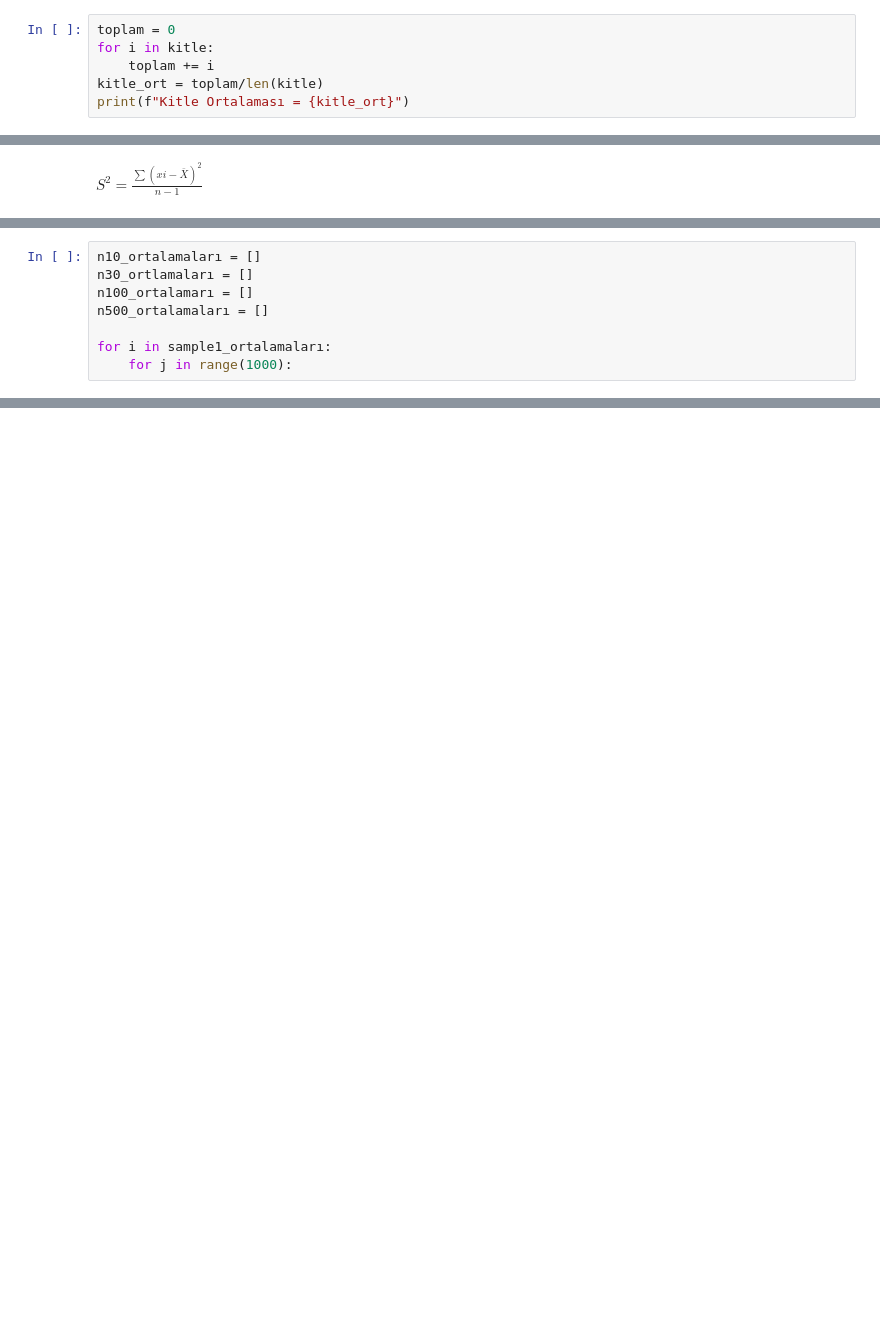
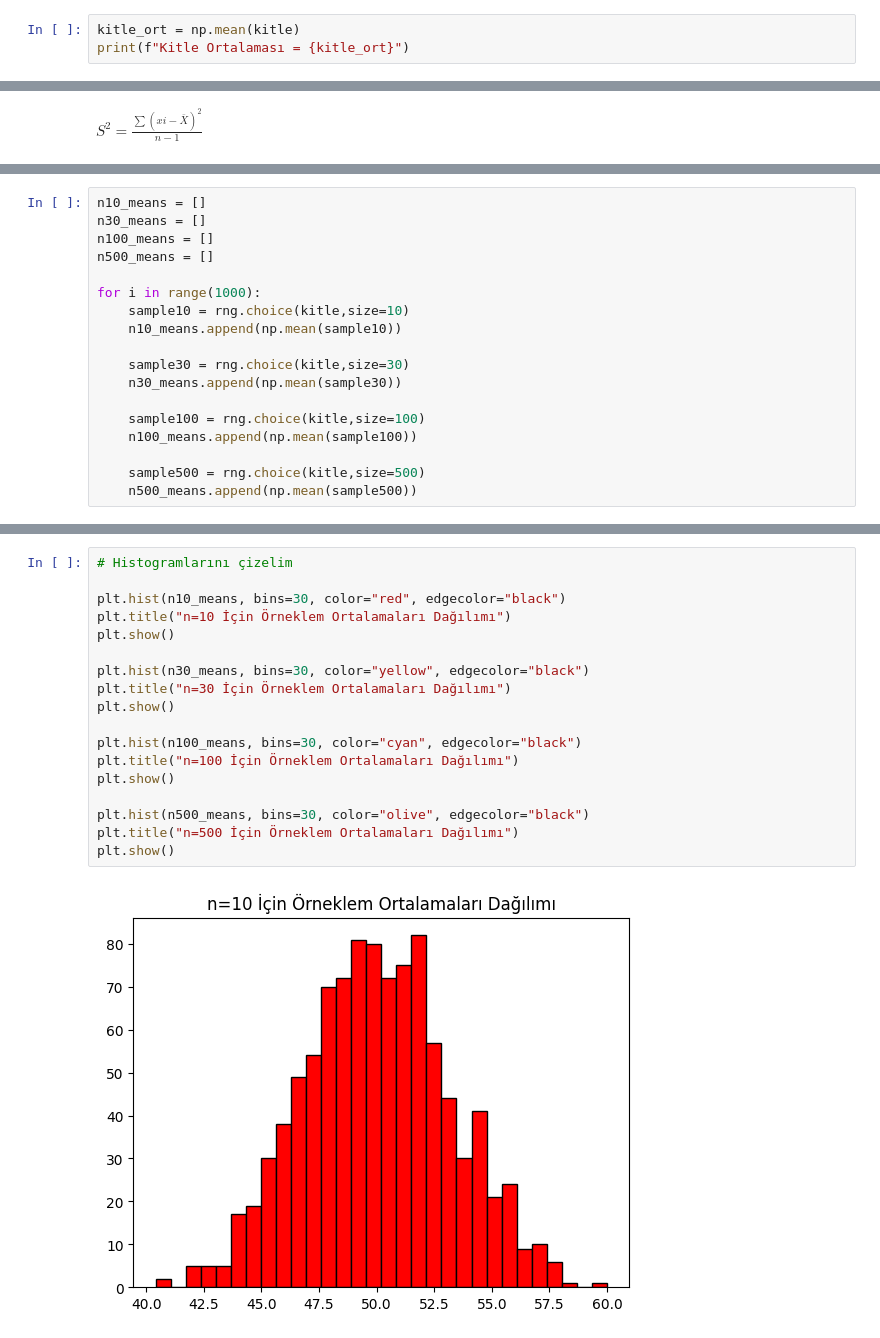
Before and after one commit to efekcss/4th-semester, a Jupyter notebook: İST266-1 Hipotez Testleri/proje_ödevi/explained_view.ipynb, the cells around one changed output, grey strips where cells are left out. Cells and saved outputs as stored; diff of their text form; blank space fills up the shorter version.

Commit message:
kuzu dostinyonun hipo proje ödevi eklendi örnek olarak bakılır gayet güzel duruyor

```diff
--- a/İST266-1 Hipotez Testleri/proje_ödevi/explained_view.ipynb
+++ b/İST266-1 Hipotez Testleri/proje_ödevi/explained_view.ipynb
@@ -54,9 +28,6 @@ print(kitle2)
 
 Oluşturduğumuz veri kümesini kitle olarak kabul edelim ve **kitle ortalaması**, **kitle varyansı** istatistiklerini hesaplayalım :
 # %%
-toplam = 0
-for i in kitle:
-    toplam += i
-kitle_ort = toplam/len(kitle)
+kitle_ort = np.mean(kitle)
 print(f"Kitle Ortalaması = {kitle_ort}")
 # %% [output]
@@ -173,8 +101,18 @@ Bu sonuçları kullanarak aşağıdaki soruları cevaplayınız:
 # %%
-n10_ortalamaları = []
-n30_ortlamaları = []
-n100_ortalamarı = []
-n500_ortalamaları = []
+n10_means = []
+n30_means = []
+n100_means = []
+n500_means = []
 
-for i in sample1_ortalamaları:
-    for j in range(1000):
+for i in range(1000):
+    sample10 = rng.choice(kitle,size=10)
+    n10_means.append(np.mean(sample10))
+
+    sample30 = rng.choice(kitle,size=30)
+    n30_means.append(np.mean(sample30))
+
+    sample100 = rng.choice(kitle,size=100)
+    n100_means.append(np.mean(sample100))
+
+    sample500 = rng.choice(kitle,size=500)
+    n500_means.append(np.mean(sample500))
@@ -191,0 +130,20 @@ karşılaştırılacaktır.
+# %%
+# Histogramlarını çizelim
+
+plt.hist(n10_means, bins=30, color="red", edgecolor="black")
+plt.title("n=10 İçin Örneklem Ortalamaları Dağılımı")
+plt.show()
+
+plt.hist(n30_means, bins=30, color="yellow", edgecolor="black")
+plt.title("n=30 İçin Örneklem Ortalamaları Dağılımı")
+plt.show()
+
+plt.hist(n100_means, bins=30, color="cyan", edgecolor="black")
+plt.title("n=100 İçin Örneklem Ortalamaları Dağılımı")
+plt.show()
+
+plt.hist(n500_means, bins=30, color="olive", edgecolor="black")
+plt.title("n=500 İçin Örneklem Ortalamaları Dağılımı")
+plt.show()
+# %% [output]
+[figure, added]
```
Also changed, not shown: parts of 20 cells of this notebook, 3 other files.
